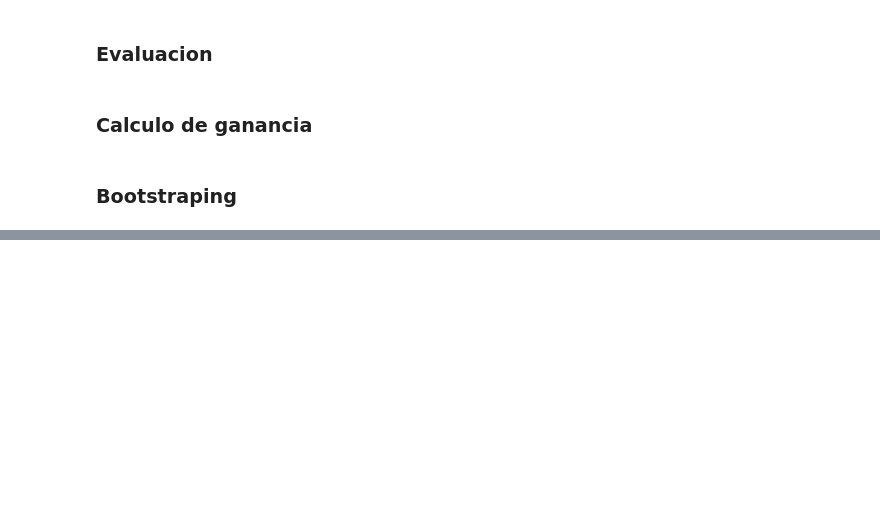
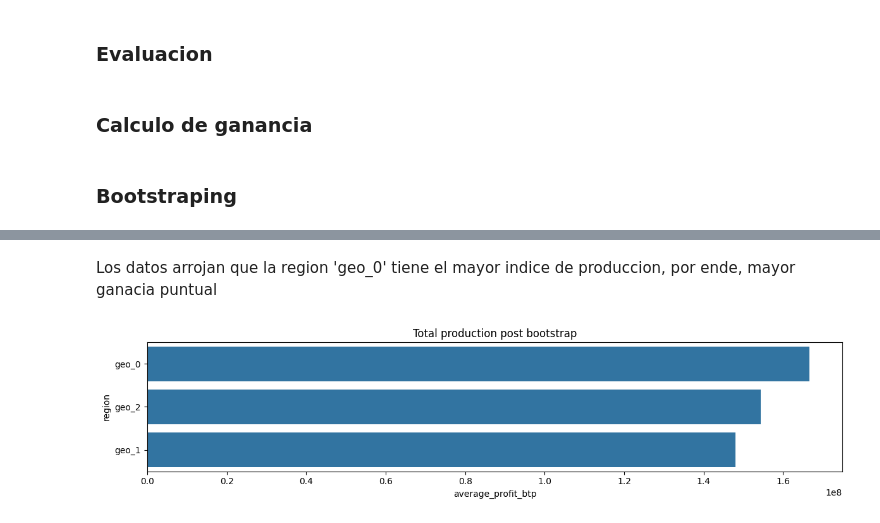
Before and after one commit to leonardomoncada9902/oilygiant_ml_project, a Jupyter notebook: notebook/ml_project.ipynb, the cells around one changed output, grey strips where cells are left out. Drawn from its saved outputs; the diff is of its cells as text; code cells hidden in the pictures; blank space fills up the shorter version.

```diff
--- a/notebook/ml_project.ipynb
+++ b/notebook/ml_project.ipynb
@@ -211,0 +322,12 @@ def bootstrap_analysis(pred, valid, n_samples=BOOTSTRAP_SAMPLES):
+# %% [markdown]
+Los datos arrojan que la region 'geo_0' tiene el mayor indice de produccion, por ende, mayor ganacia puntual
+# %%
+# Visuales para ganancia con bootstraping
+
+fig, ax = plt.subplots(figsize=(12, 3))
+sns.barplot(data=results_df, x="average_profit_btp", y="region", ax=ax)
+ax.set_title("Total production post bootstrap")
+plt.tight_layout()
+plt.show()
+# %% [output]
+[figure, added]
```
Also changed, not shown: parts of 12 cells of this notebook.
